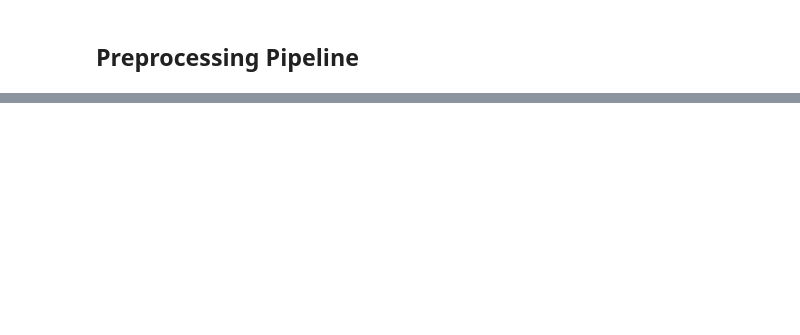
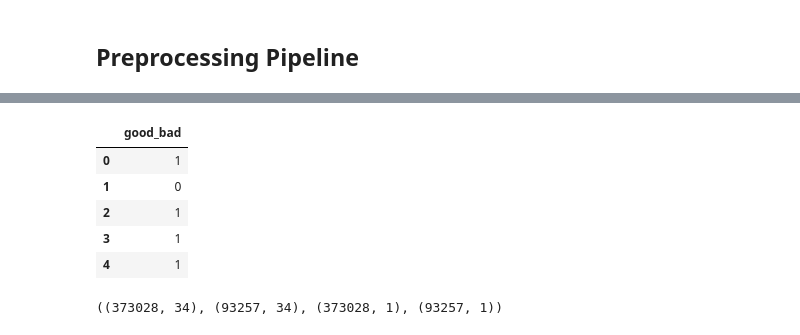
Before and after one commit to joaoaugustofrei/project_credit_analysis, a Jupyter notebook: loan_project/pre_processing.ipynb, the cells around one changed output, grey strips where cells are left out. Saved outputs shown, nothing was run; the diff lists cells and outputs as text; code cells hidden in the pictures; blank space fills up the shorter version.

```diff
--- a/loan_project/pre_processing.ipynb
+++ b/loan_project/pre_processing.ipynb
@@ -726,3 +540,28 @@ round((loan_df['good_bad'] == 0).sum()/len(loan_df), 2)
+# %%
+y.head()
+# %% [output]
+|  | good_bad |
+| 0 | 1 |
+| 1 | 0 |
+| 2 | 1 |
+| 3 | 1 |
+| 4 | 1 |
+# %%
+from sklearn.model_selection import train_test_split
+
+X_train, X_test, y_train, y_test = train_test_split(X, y, test_size = 0.20, stratify = y)
+X_train.shape, X_test.shape, y_train.shape, y_test.shape
+
+# This stratify parameter makes a split so that the proportion of values in the sample produced will be the same as the proportion of values provided to parameter stratify.
+
+# For example, if variable y is a binary categorical variable with values 0 and 1 and there are 25% of zeros and 75% of ones, stratify=y will make sure that your random split has 25% of 0's and 75% of 1's.
+
+# Ou:
+# from sklearn.model_selection import StratifiedShuffleSplit
+
+# stratified = StratifiedShuffleSplit(n_splits=1, test_size=0.2, random_state=42)
+# %% [output]
+((373028, 34), (93257, 34), (373028, 1), (93257, 1))
 # %%
 from sklearn.compose import ColumnTransformer
 
```
Also changed, not shown: parts of 77 cells of this notebook, 1 other file.
